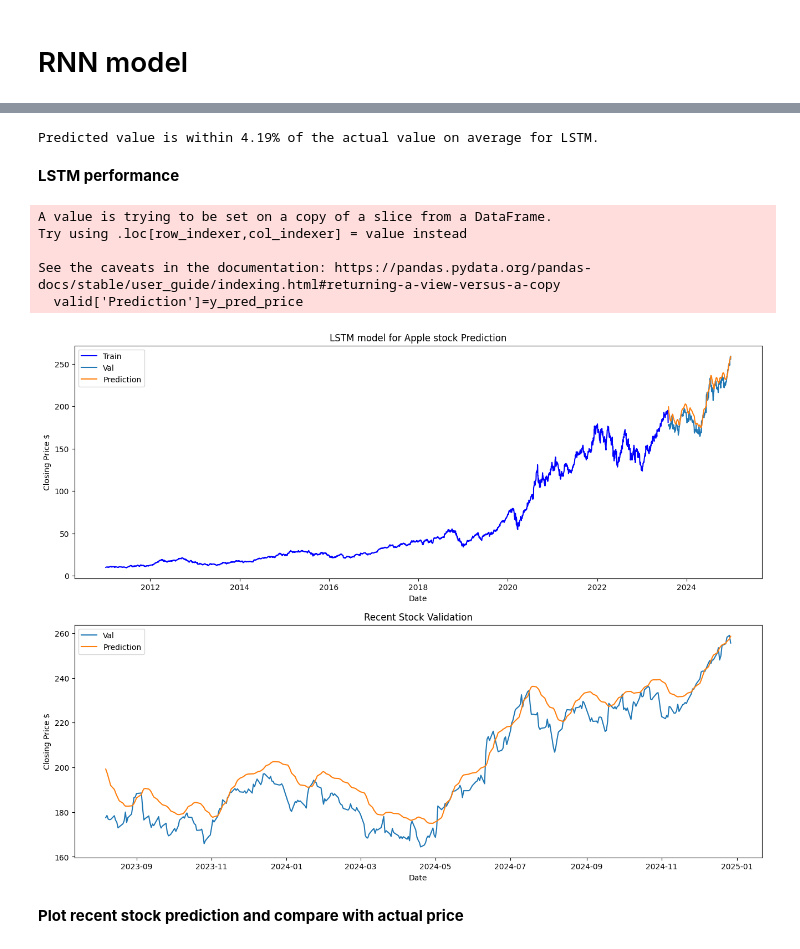
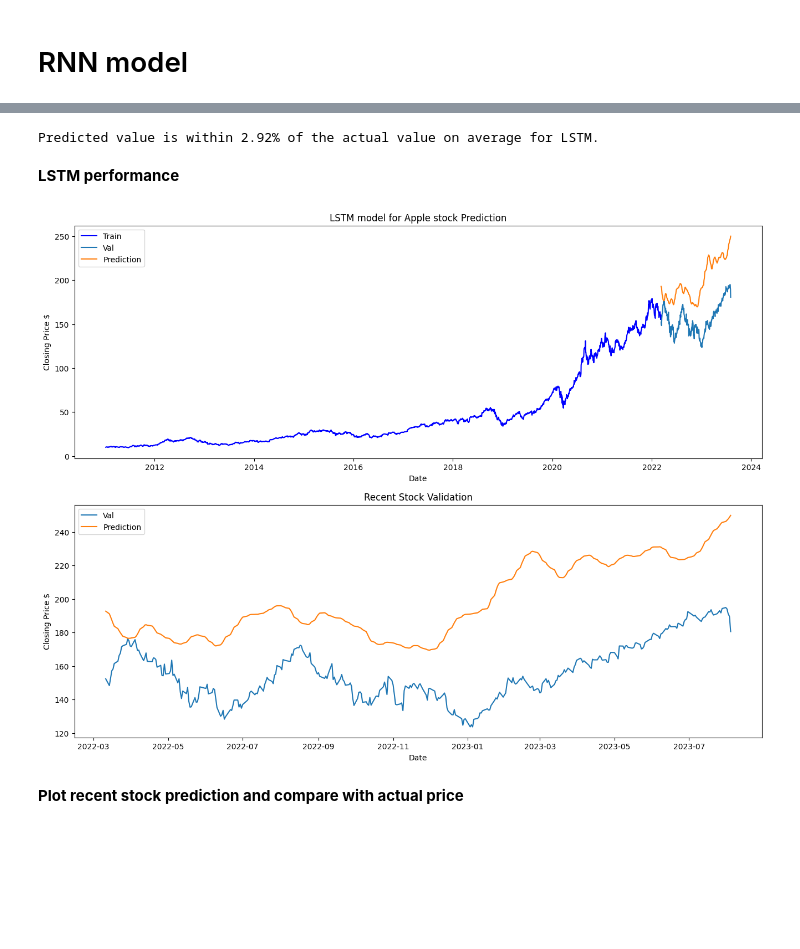
Before and after one commit to cwsmith2/Cabstone_Stock_Prediction, a Jupyter notebook: Stock_predictor.ipynb, the cells around one changed output, grey strips where cells are left out. Saved outputs shown, nothing was run; the diff lists cells and outputs as text; code cells hidden in the pictures; blank space fills up the shorter version.

```diff
--- a/Stock_predictor.ipynb
+++ b/Stock_predictor.ipynb
@@ -94,0 +201,10 @@ plt.show()
+# %%
+data.ffill()
+scaler = MinMaxScaler()
+data['Scaled_Close'] = scaler.fit_transform(data[['Close']])
+for lag in range(1, 4):
+    data[f'Lag_{lag}'] = data['Scaled_Close'].shift(lag)
+data.dropna(inplace=True)
+X = data[[f'Lag_{lag}' for lag in range(1, 4)]]
+y = data['Scaled_Close']
+X_train, X_test, y_train, y_test = train_test_split(X, y, test_size=0.2, random_state=42)
@@ -453,39 +582,45 @@ lstm_percent=np.round(lstm_rmse/average_price*100.0, 2)
 
 print('Predicted value is within {}% of the actual value on average for LSTM.'.format(lstm_percent))
 # %% [output]
-Predicted value is within 4.19% of the actual value on average for LSTM.
+Predicted value is within 2.92% of the actual value on average for LSTM.
 # %% [markdown]
 **LSTM performance**
 # %%
-# Visualize predicted price and actual price
-n_train=x_train.shape[0]+prediction_days
-train=data.iloc[:n_train, :]
-valid=data.iloc[n_train:, :]
-valid['Prediction']=y_pred_price
+# Ensure `n_train` and `train` are defined correctly
+n_train = len(X_train)  # Adjust n_train to be based on X_train
+train = data.iloc[:n_train, :]
 
+# Define `valid` DataFrame
+valid = data.iloc[n_train:, :].copy()  # Create a copy of the valid set
+
+# Adjust `y_pred_price` length to match `valid`
+if len(y_pred_price) > len(valid):
+    y_pred_price = y_pred_price[:len(valid)]  # Trim predictions if too long
+elif len(y_pred_price) < len(valid):
+    valid = valid.iloc[:len(y_pred_price)]  # Trim valid set if predictions are shorter
+
+# Add predictions to `valid`
+valid['Prediction'] = y_pred_price
+
+# Plot the results
 plt.figure(figsize=(16, 12))
-plt.subplot(2,1,1)
+plt.subplot(2, 1, 1)
 plt.title('LSTM model for Apple stock Prediction')
-plt.plot(train['Close'], color='blue')
+plt.plot(train['Close'], color='blue', label='Train')
 plt.plot(valid[['Close', 'Prediction']])
 plt.xlabel('Date')
 plt.ylabel('Closing Price $')
 plt.legend(['Train', 'Val', 'Prediction'])
 
-plt.subplot(2,1,2)
+plt.subplot(2, 1, 2)
 plt.title('Recent Stock Validation')
 plt.plot(valid[['Close', 'Prediction']])
 plt.xlabel('Date')
 plt.ylabel('Closing Price $')
-plt.legend([ 'Val', 'Prediction'])
+plt.legend(['Val', 'Prediction'])
 plt.show()
 # %% [output]
-A value is trying to be set on a copy of a slice from a DataFrame.
-Try using .loc[row_indexer,col_indexer] = value instead
-
-See the caveats in the documentation: https://pandas.pydata.org/pandas-docs/stable/user_guide/indexing.html#returning-a-view-versus-a-copy
-  valid['Prediction']=y_pred_price
-[figure, old version]
+[figure, new version]
 # %% [markdown]
 **Plot recent stock prediction and compare with actual price**
 # %%
```
Also changed, not shown: parts of 34 cells of this notebook.
